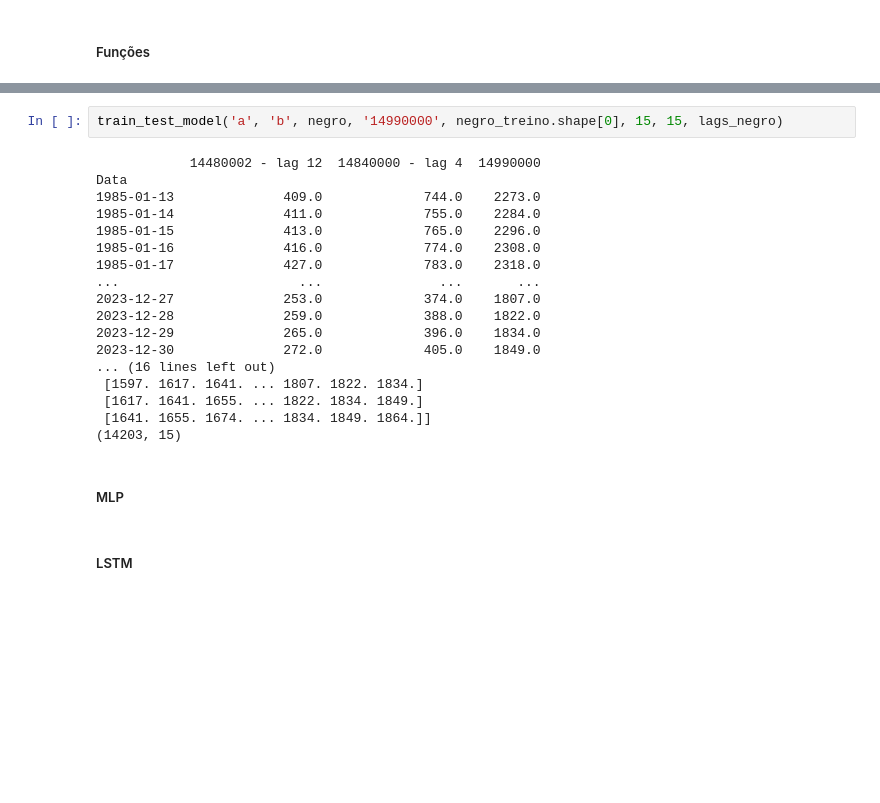
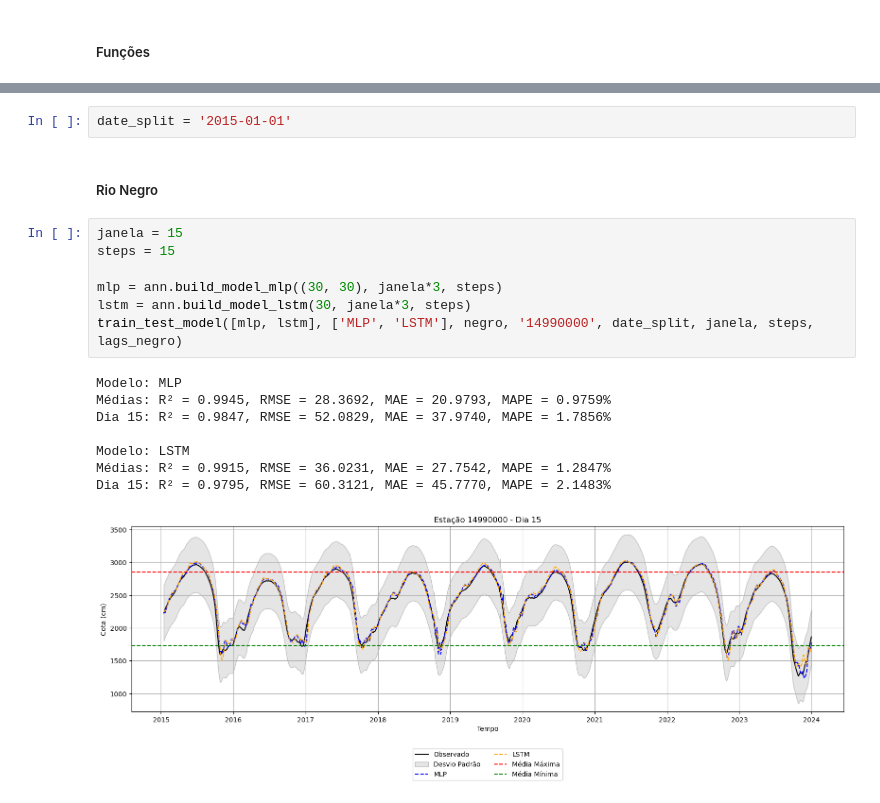
Before and after one commit to DioGS17/ML-HidroPrev, a Jupyter notebook: ml2_negro.ipynb, the cells around one changed output, grey strips where cells are left out. Saved outputs shown, nothing was run; the diff lists cells and outputs as text; blank space fills up the shorter version.

Commit message:
ml_negro 1 e 2: troca de cores nos gráficos; script para extrair precipitação; climatologia

```diff
--- a/ml2_negro.ipynb
+++ b/ml2_negro.ipynb
@@ -182,27 +193,23 @@ def train_test_model(models, name_models, df, name_column, split, janela, steps,
     plt.tight_layout()
     plt.grid(True)
     plt.show()
+# %%
+date_split = '2015-01-01'
+# %% [markdown]
+##### Rio Negro
 # %%
-train_test_model('a', 'b', negro, '14990000', negro_treino.shape[0], 15, 15, lags_negro)
+janela = 15
+steps = 15
+
+mlp = ann.build_model_mlp((30, 30), janela*3, steps)
+lstm = ann.build_model_lstm(30, janela*3, steps)
+train_test_model([mlp, lstm], ['MLP', 'LSTM'], negro, '14990000', date_split, janela, steps, lags_negro)
 # %% [output]
-            14480002 - lag 12  14840000 - lag 4  14990000
-Data
-1985-01-13              409.0             744.0    2273.0
-1985-01-14              411.0             755.0    2284.0
-1985-01-15              413.0             765.0    2296.0
-1985-01-16              416.0             774.0    2308.0
-1985-01-17              427.0             783.0    2318.0
-...                       ...               ...       ...
-2023-12-27              253.0             374.0    1807.0
-2023-12-28              259.0             388.0    1822.0
-2023-12-29              265.0             396.0    1834.0
-2023-12-30              272.0             405.0    1849.0
-... (16 lines left out)
- [1597. 1617. 1641. ... 1807. 1822. 1834.]
- [1617. 1641. 1655. ... 1822. 1834. 1849.]
- [1641. 1655. 1674. ... 1834. 1849. 1864.]]
-(14203, 15)
+Modelo: MLP
+Médias: R² = 0.9945, RMSE = 28.3692, MAE = 20.9793, MAPE = 0.9759%
+Dia 15: R² = 0.9847, RMSE = 52.0829, MAE = 37.9740, MAPE = 1.7856%
+
+Modelo: LSTM
+Médias: R² = 0.9915, RMSE = 36.0231, MAE = 27.7542, MAPE = 1.2847%
+Dia 15: R² = 0.9795, RMSE = 60.3121, MAE = 45.7770, MAPE = 2.1483%
+[figure, added]
-# %% [markdown]
-##### MLP
-# %% [markdown]
-##### LSTM
```
Also changed, not shown: parts of 7 cells of this notebook, 4 other files.
